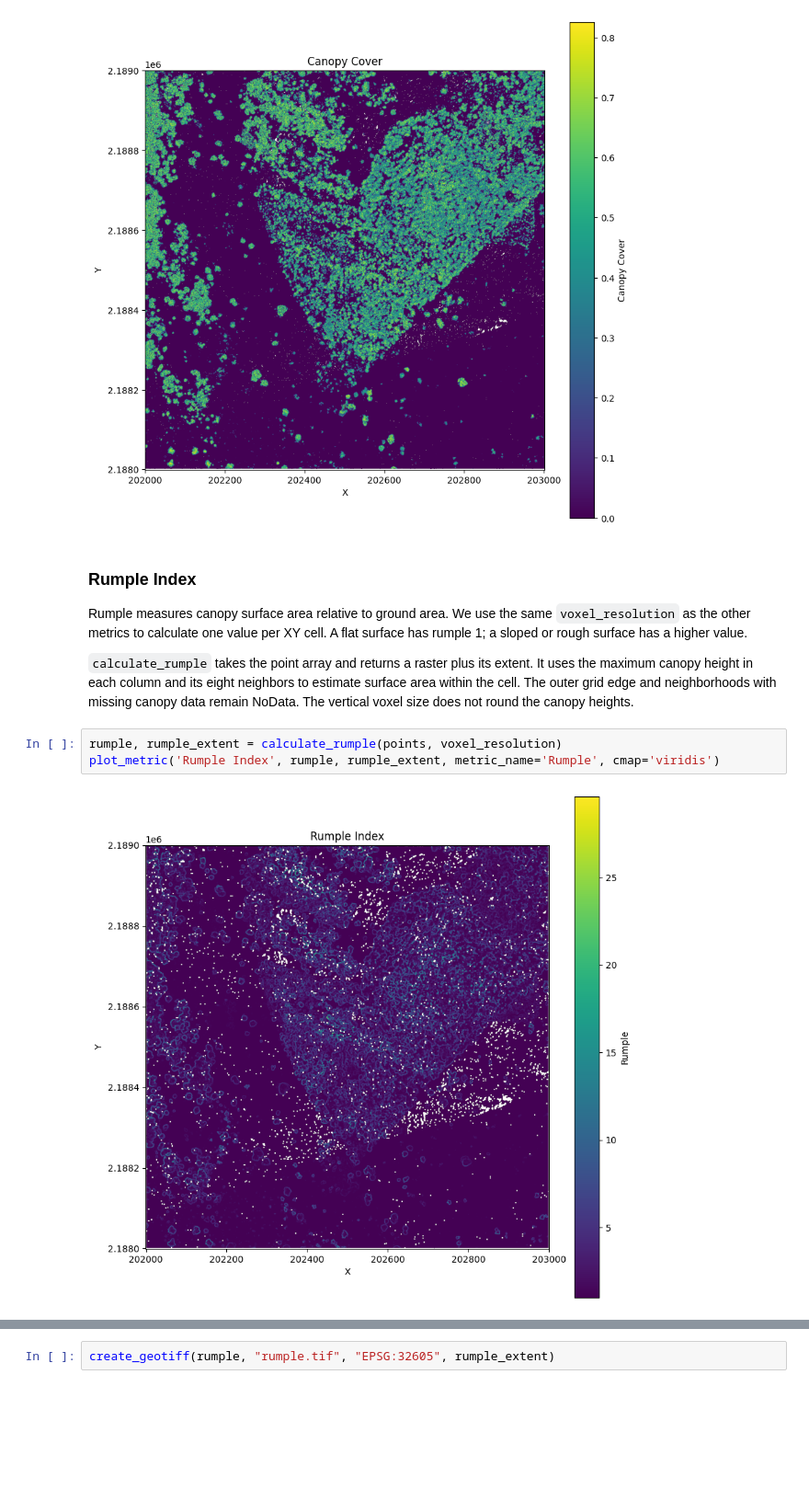
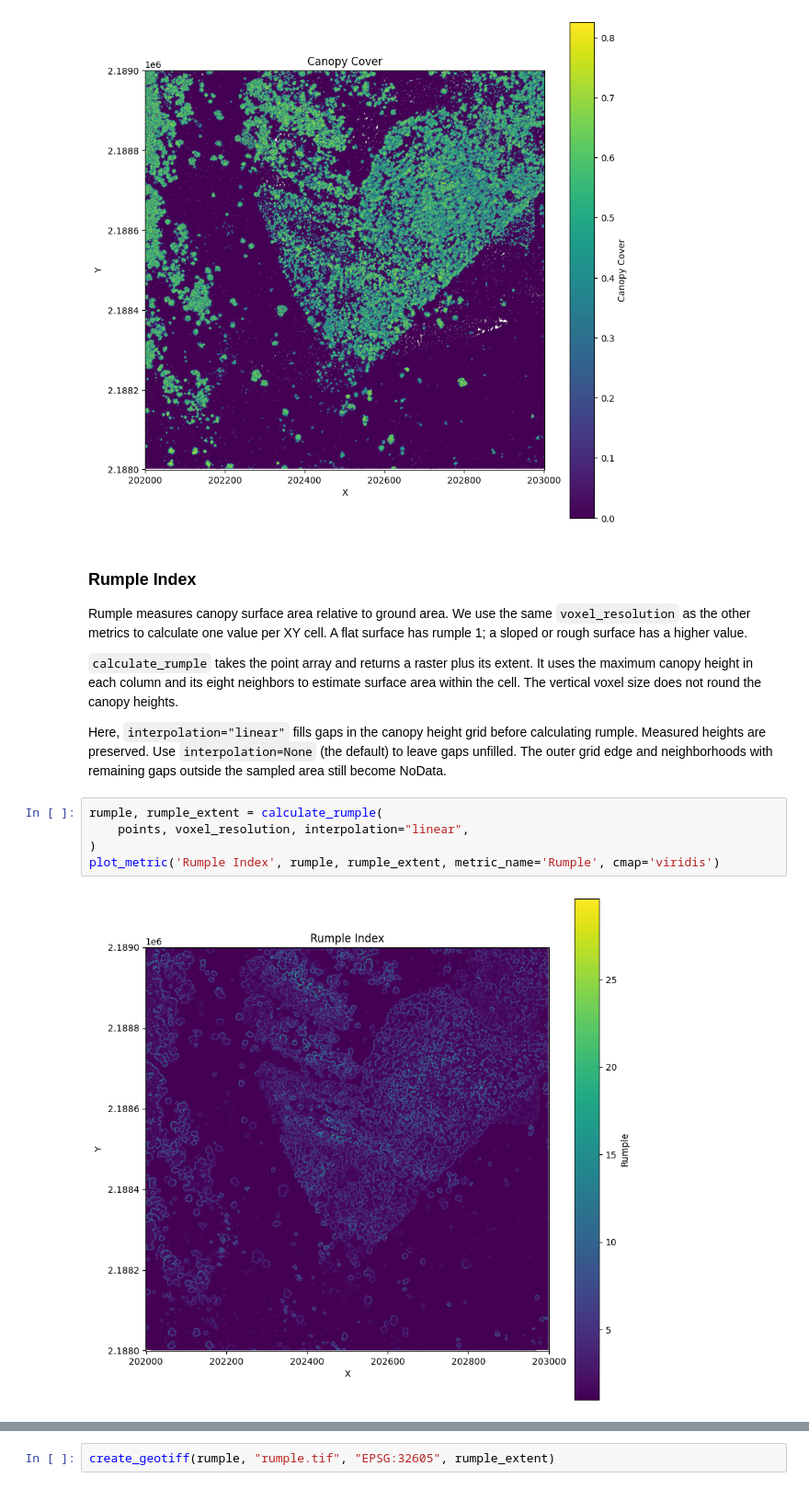
Before and after one commit to iosefa/PyForestScan, a Jupyter notebook: docs/examples/calculate-forest-metrics.ipynb, the cells around one changed output, grey strips where cells are left out. Shown at 92% size. Drawn from its saved outputs; the diff is of its cells as text; blank space fills up the shorter version.

Commit message:
Add optional canopy gap filling for rumple

```diff
--- a/docs/examples/calculate-forest-metrics.ipynb
+++ b/docs/examples/calculate-forest-metrics.ipynb
@@ -68,10 +68,14 @@ plot_metric('Canopy Cover', cover, extent, metric_name='Canopy Cover', cmap='vir
 ### Rumple Index
 Rumple measures canopy surface area relative to ground area. We use the same `voxel_resolution` as the other metrics to calculate one value per XY cell. A flat surface has rumple 1; a sloped or rough surface has a higher value.
 
-`calculate_rumple` takes the point array and returns a raster plus its extent. It uses the maximum canopy height in each column and its eight neighbors to estimate surface area within the cell. The outer grid edge and neighborhoods with missing canopy data remain NoData. The vertical voxel size does not round the canopy heights.
+`calculate_rumple` takes the point array and returns a raster plus its extent. It uses the maximum canopy height in each column and its eight neighbors to estimate surface area within the cell. The vertical voxel size does not round the canopy heights.
+
+Here, `interpolation="linear"` fills gaps in the canopy height grid before calculating rumple. Measured heights are preserved. Use `interpolation=None` (the default) to leave gaps unfilled. The outer grid edge and neighborhoods with remaining gaps outside the sampled area still become NoData.
 # %%
-rumple, rumple_extent = calculate_rumple(points, voxel_resolution)
+rumple, rumple_extent = calculate_rumple(
+    points, voxel_resolution, interpolation="linear",
+)
 plot_metric('Rumple Index', rumple, rumple_extent, metric_name='Rumple', cmap='viridis')
 # %% [output]
-[figure, old version]
+[figure, new version]
 # %% [markdown]
```
Also changed, not shown: parts of 1 cell of this notebook, 5 other files.
